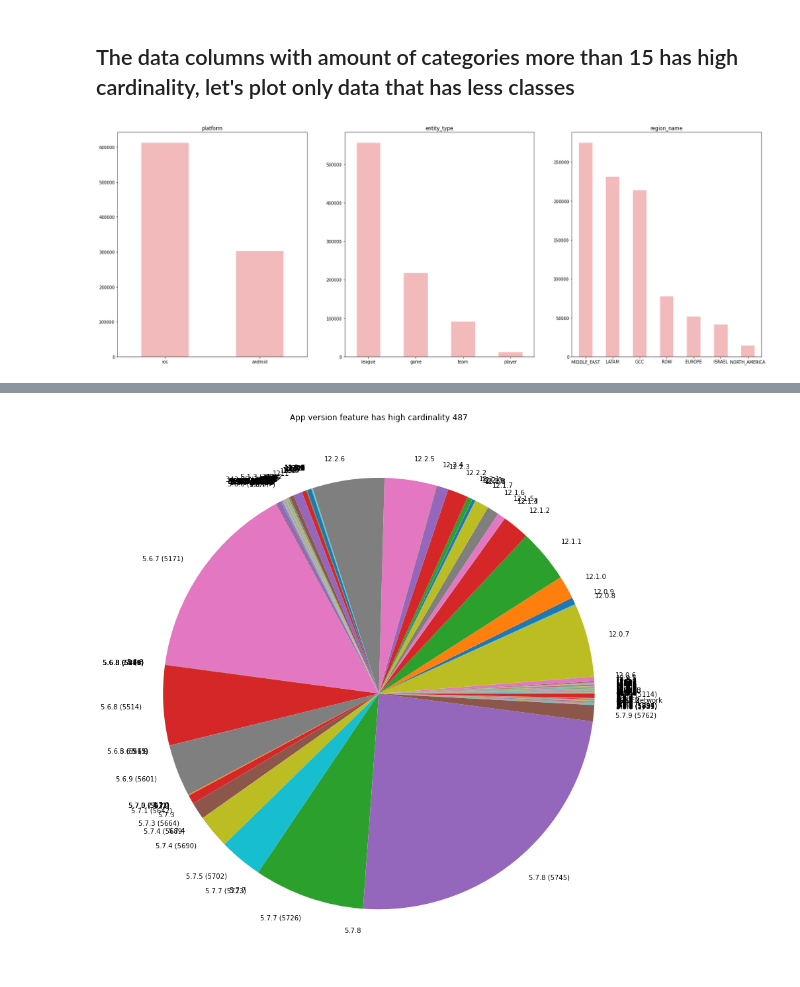
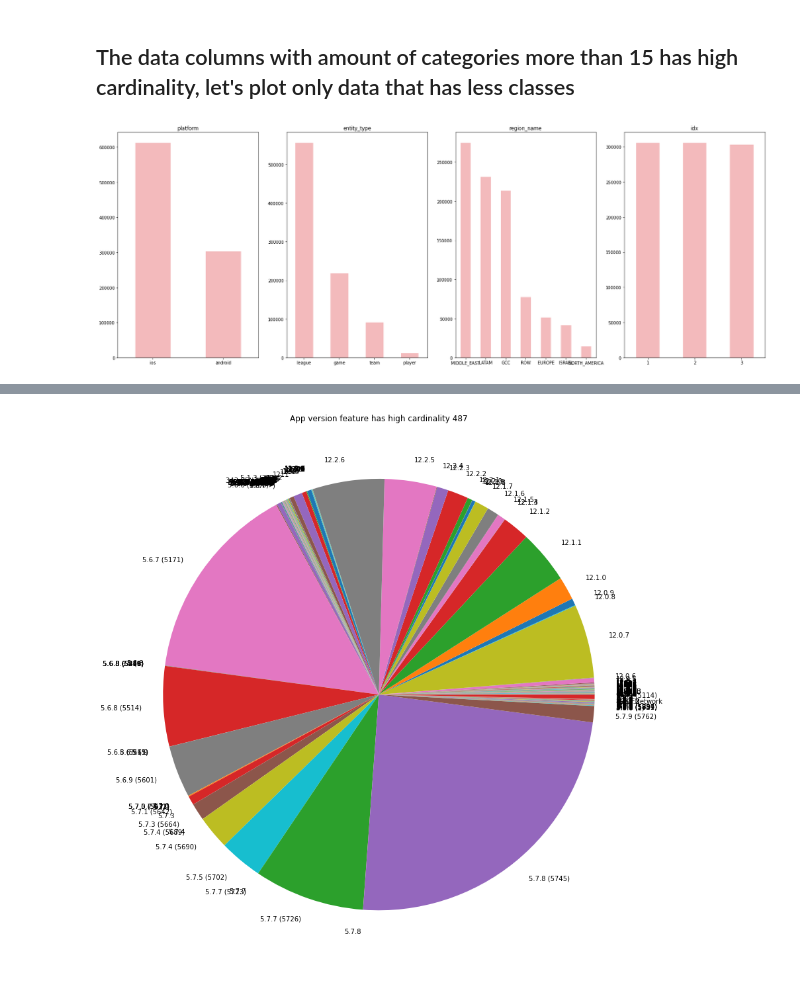
Before and after one commit to margaretshark/365_scores, a Jupyter notebook: EDA.ipynb, the cells around one changed output, grey strips where cells are left out. Drawn from its saved outputs; the diff is of its cells as text; code cells hidden in the pictures.

```diff
--- a/EDA.ipynb
+++ b/EDA.ipynb
@@ -47,7 +47,9 @@ data_additional = pd.read_csv('DS_dim_user_selections_new.csv')
 # %%
 cols_for_pie = ['platform', 'user_country', 'user_language', 'entity_name',
        'entity_country', 'entity_type', 'sport_type', 'region_name',
-       'app_version']
+       'app_version', 'idx']
+
+# 'platform', 'user_country', 'user_language', 'favorite', 'region_name', 'entity_id', 'app_version', 'idx'
 
 data_additional[cols_for_pie] = data_additional[cols_for_pie].astype('category')
 
@@ -199,15 +294,14 @@ Cardinality of app_version: 486
 # %% [markdown]
 ## The data columns with amount of categories more than 15 has high cardinality, let's plot only data that has less classes
 # %%
-k = ['platform', 'entity_type', 'region_name']
-fig, axes = plt.subplots(nrows = 1, ncols = 3, figsize = (28,10))
+k = ['platform', 'entity_type', 'region_name', 'idx']
+fig, axes = plt.subplots(nrows = 1, ncols = 4, figsize = (28,10))
 
 for i, item in enumerate(k):
 
-    if i < 3:
-        ax = data_additional[item].value_counts().plot(
-        kind = 'bar',ax=axes[i], rot = 0, color ='#f3babc' )
+    ax = data_additional[item].value_counts().plot(
+    kind = 'bar',ax=axes[i], rot = 0, color ='#f3babc' )
 
     ax.set_title(item)
 # %% [output]
-[figure, old version]
+[figure, new version]
```
Also changed, not shown: parts of 53 cells of this notebook, 2 other files.
